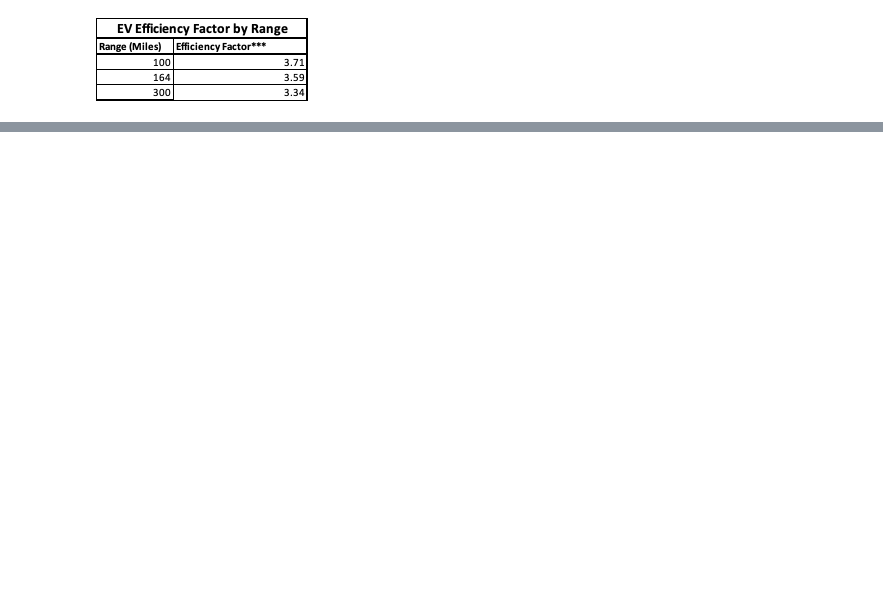
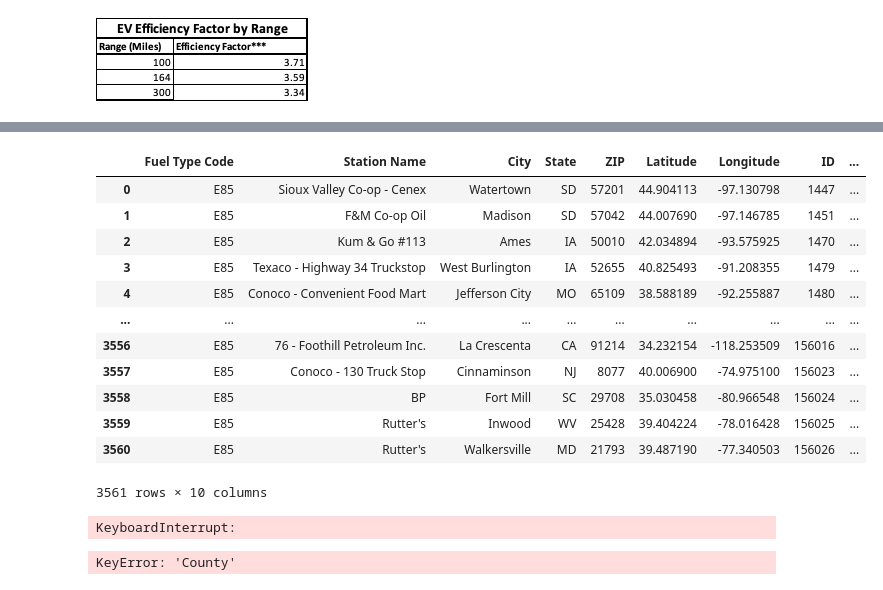
Before and after one commit to saif1457/iems394, a Jupyter notebook: 394pipe.ipynb, the cells around one changed output, grey strips where cells are left out. Saved outputs shown, nothing was run; the diff lists cells and outputs as text; code cells hidden in the pictures; blank space fills up the shorter version.

```diff
--- a/394pipe.ipynb
+++ b/394pipe.ipynb
@@ -59,0 +314,31 @@ df
+# %%
+e85 = pd.read_csv('e85_fuel_stations.csv')
+# %%
+e85['Points'] = list(zip(e85['Longitude'], e85['Latitude']))
+e85
+# %% [output]
+|  | Fuel Type Code | Station Name | City | State | ZIP | Latitude | Longitude | ID | ... |
+| 0 | E85 | Sioux Valley Co-op - Cenex | Watertown | SD | 57201 | 44.904113 | -97.130798 | 1447 | ... |
+| 1 | E85 | F&M Co-op Oil | Madison | SD | 57042 | 44.007690 | -97.146785 | 1451 | ... |
+| 2 | E85 | Kum & Go #113 | Ames | IA | 50010 | 42.034894 | -93.575925 | 1470 | ... |
+| 3 | E85 | Texaco - Highway 34 Truckstop | West Burlington | IA | 52655 | 40.825493 | -91.208355 | 1479 | ... |
+| 4 | E85 | Conoco - Convenient Food Mart | Jefferson City | MO | 65109 | 38.588189 | -92.255887 | 1480 | ... |
+| ... | ... | ... | ... | ... | ... | ... | ... | ... | ... |
+| 3556 | E85 | 76 - Foothill Petroleum Inc. | La Crescenta | CA | 91214 | 34.232154 | -118.253509 | 156016 | ... |
+| 3557 | E85 | Conoco - 130 Truck Stop | Cinnaminson | NJ | 8077 | 40.006900 | -74.975100 | 156023 | ... |
+| 3558 | E85 | BP | Fort Mill | SC | 29708 | 35.030458 | -80.966548 | 156024 | ... |
+| 3559 | E85 | Rutter's | Inwood | WV | 25428 | 39.404224 | -78.016428 | 156025 | ... |
+| 3560 | E85 | Rutter's | Walkersville | MD | 21793 | 39.487190 | -77.340503 | 156026 | ... |
+3561 rows × 10 columns
+# %%
+counties = []
+points_list = list(e85['Points'])
+for i in tqdm(points_list):
+    counties.append(geo_map(i))
+e85['County'] = counties
+# %% [output]
+KeyboardInterrupt:
+# %%
+e85.groupby('County').count().sort_values(by='City', ascending=False).head(20)
+# %% [output]
+KeyError: 'County'
```
Also changed, not shown: parts of 47 cells of this notebook, 2 other files.
